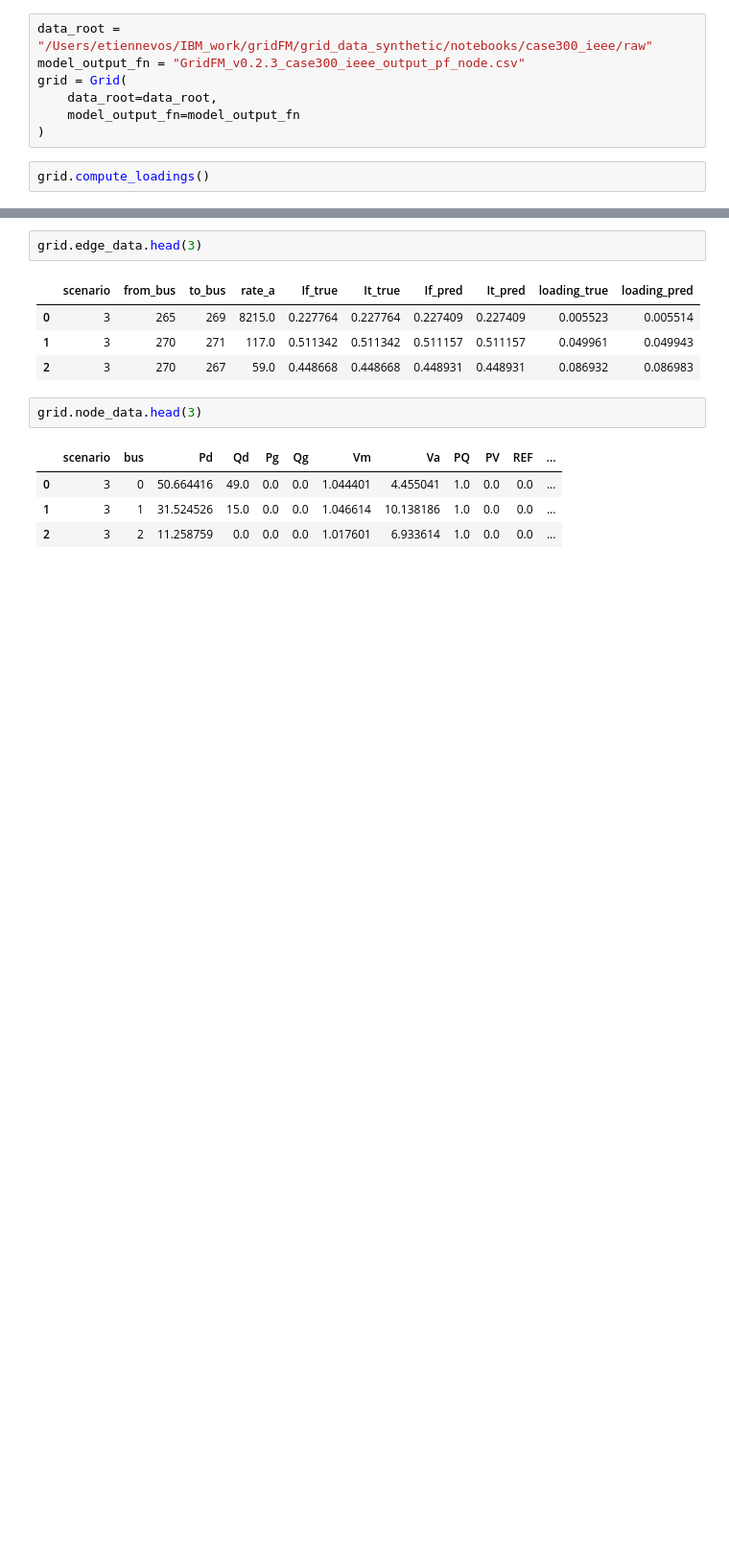
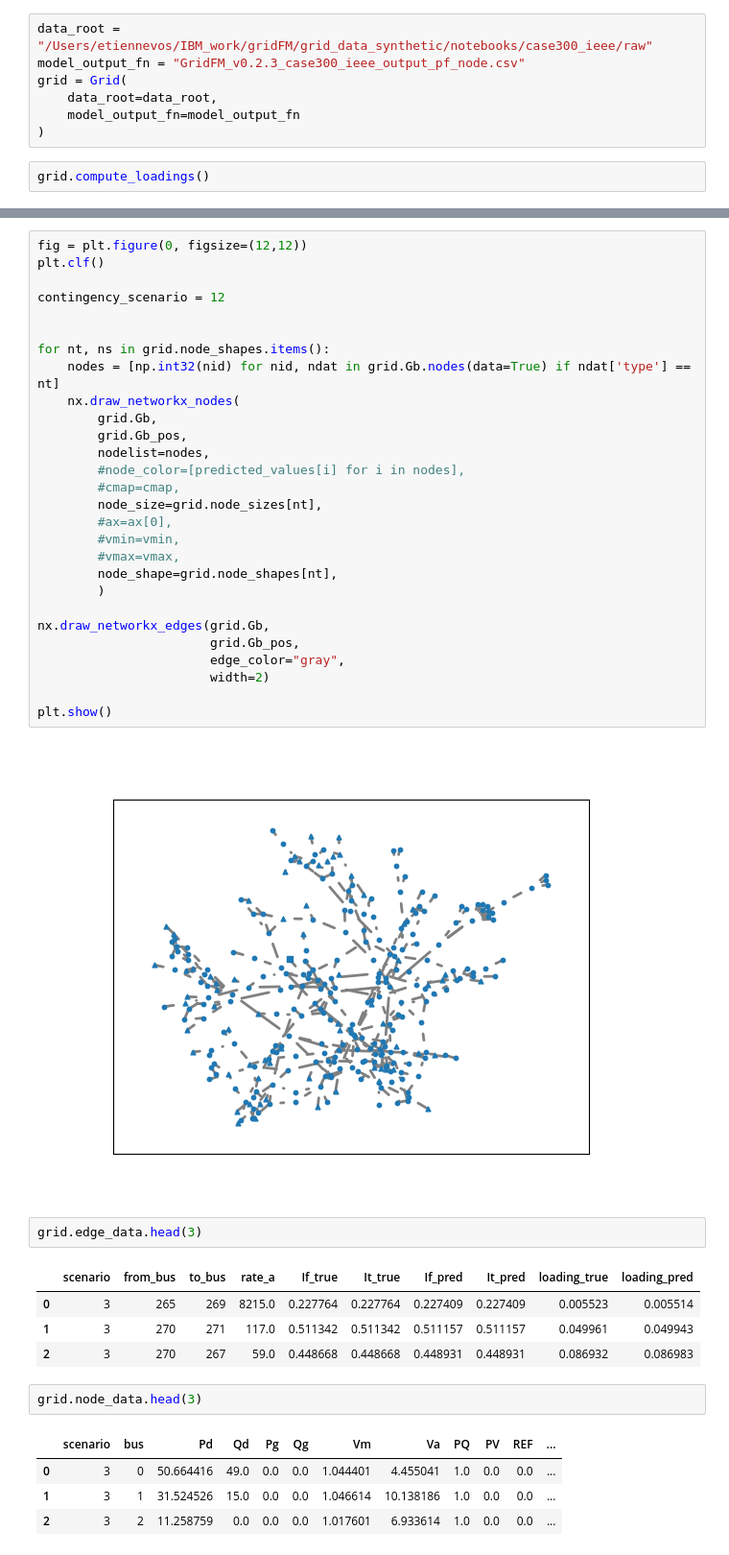
Before and after one commit to gridfm/gridfm-datakit, a Jupyter notebook: notebooks/contingency_demo.ipynb, the cells around one changed output, grey strips where cells are left out. Shown at 96% size. Cells and saved outputs as stored; diff of their text form; blank space fills up the shorter version.

Commit message:
Add grah plotting to contingency demo nb

```diff
--- a/notebooks/contingency_demo.ipynb
+++ b/notebooks/contingency_demo.ipynb
@@ -272,3 +329,33 @@ grid.compute_loadings()
+# %%
+fig = plt.figure(0, figsize=(12,12))
+plt.clf()
+
+contingency_scenario = 12
+
+
+for nt, ns in grid.node_shapes.items():
+    nodes = [np.int32(nid) for nid, ndat in grid.Gb.nodes(data=True) if ndat['type'] == nt]
+    nx.draw_networkx_nodes(
+        grid.Gb,
+        grid.Gb_pos,
+        nodelist=nodes,
+        #node_color=[predicted_values[i] for i in nodes],
+        #cmap=cmap,
+        node_size=grid.node_sizes[nt],
+        #ax=ax[0],
+        #vmin=vmin,
+        #vmax=vmax,
+        node_shape=grid.node_shapes[nt],
+        )
+
+nx.draw_networkx_edges(grid.Gb,
+                       grid.Gb_pos,
+                       edge_color="gray",
+                       width=2)
+
+plt.show()
+# %% [output]
+[figure, added]
 # %%
 grid.edge_data.head(3)
 # %% [output]
```
Also changed, not shown: parts of 4 cells of this notebook.
